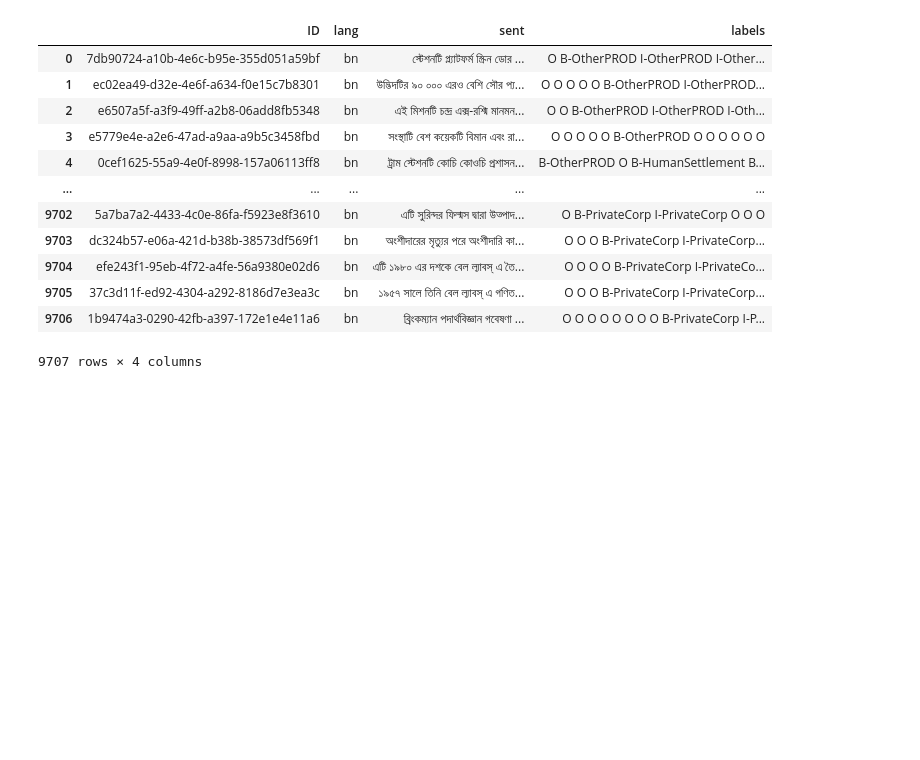
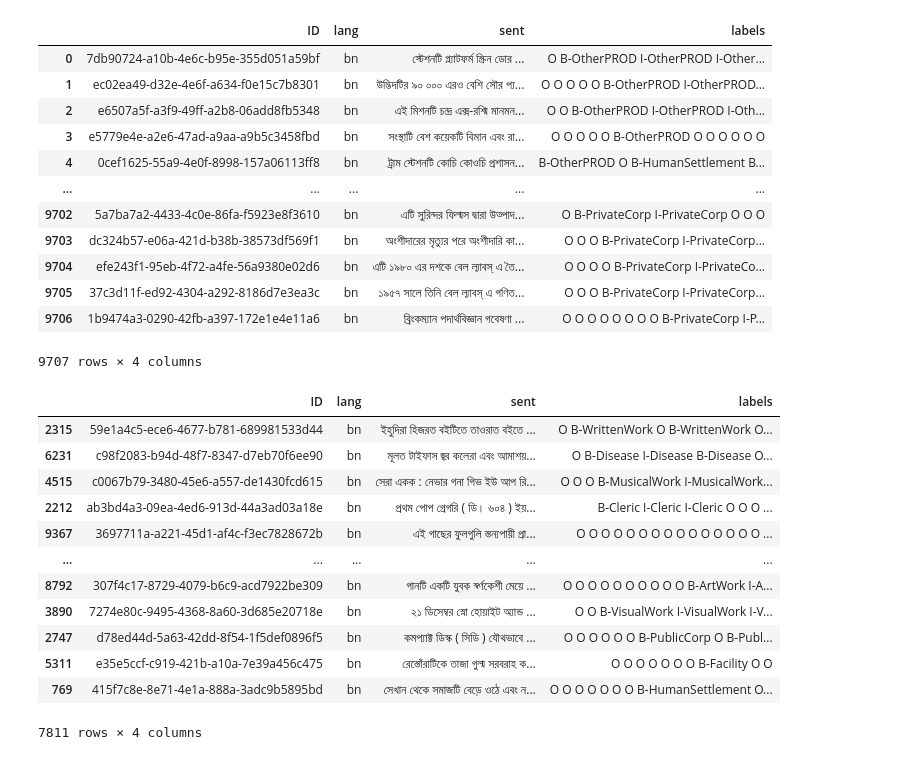
Before and after one commit to Zappandy/SemEval2023, a Jupyter notebook: lstm-baseline/Data Pre-Processing.ipynb, the cells around one changed output. Drawn from its saved outputs; the diff is of its cells as text; code cells hidden in the pictures; blank space fills up the shorter version.

```diff
--- a/lstm-baseline/Data Pre-Processing.ipynb
+++ b/lstm-baseline/Data Pre-Processing.ipynb
@@ -168,3 +169,29 @@ df
 | 9705 | 37c3d11f-ed92-4304-a292-8186d7e3ea3c | bn | ১৯৫৭ সালে তিনি বেল ল্যাবস্ এ গণিত... | O O O B-PrivateCorp I-PrivateCorp... |
 | 9706 | 1b9474a3-0290-42fb-a397-172e1e4e11a6 | bn | ব্রিংকম্যান পদার্থবিজ্ঞান গবেষণা ... | O O O O O O O O B-PrivateCorp I-P... |
 9707 rows × 4 columns
+# %%
+SEED = 42
+LANG = 'bn'
+df = pd.read_csv('./Dataset/train.csv')
+train_df, dev_df = train_test_split(df, test_size=0.2, random_state=SEED)
+
+
+if LANG!=None:
+    train_df = train_df[train_df['lang']==LANG]
+    dev_df = dev_df[dev_df['lang']==LANG]
+# %%
+train_df
+# %% [output]
+|  | ID | lang | sent | labels |
+| 2315 | 59e1a4c5-ece6-4677-b781-689981533d44 | bn | ইহুদিরা হিজরত বইটিতে তাওরাত বইতে ... | O B-WrittenWork O B-WrittenWork O... |
+| 6231 | c98f2083-b94d-48f7-8347-d7eb70f6ee90 | bn | মূলত টাইফাস জ্বর কলেরা এবং আমাশয়... | O B-Disease I-Disease B-Disease O... |
+| 4515 | c0067b79-3480-45e6-a557-de1430fcd615 | bn | সেরা একক : নেভার গনা গিভ ইউ আপ রি... | O O O B-MusicalWork I-MusicalWork... |
+| 2212 | ab3bd4a3-09ea-4ed6-913d-44a3ad03a18e | bn | প্রথম পোপ গ্রেগরি ( ডি। ৬০৪ ) ইয়... | B-Cleric I-Cleric I-Cleric O O O ... |
+| 9367 | 3697711a-a221-45d1-af4c-f3ec7828672b | bn | এই গাছের ফুলগুলি স্তন্যপায়ী প্রা... | O O O O O O O O O O O O O O O ... |
+| ... | ... | ... | ... | ... |
+| 8792 | 307f4c17-8729-4079-b6c9-acd7922be309 | bn | গানটি একটি যুবক স্বর্ণকেশী মেয়ে ... | O O O O O O O O O O B-ArtWork I-A... |
+| 3890 | 7274e80c-9495-4368-8a60-3d685e20718e | bn | ২১ ডিসেম্বর স্নো হোয়াইট অ্যান্ড ... | O O B-VisualWork I-VisualWork I-V... |
+| 2747 | d78ed44d-5a63-42dd-8f54-1f5def0896f5 | bn | কমপ্যাক্ট ডিস্ক ( সিডি ) যৌথভাবে ... | O O O O O O B-PublicCorp O B-Publ... |
+| 5311 | e35e5ccf-c919-421b-a10a-7e39a456c475 | bn | রেস্তোঁরাটিকে তাজা গুল্ম সরবরাহ ক... | O O O O O O O B-Facility O O |
+| 769 | 415f7c8e-8e71-4e1a-888a-3adc9b5895bd | bn | সেখান থেকে সমাজটি বেড়ে ওঠে এবং ন... | O O O O O O O B-HumanSettlement O... |
+7811 rows × 4 columns
```
Also changed, not shown: parts of 3 cells of this notebook, 13 other files.
